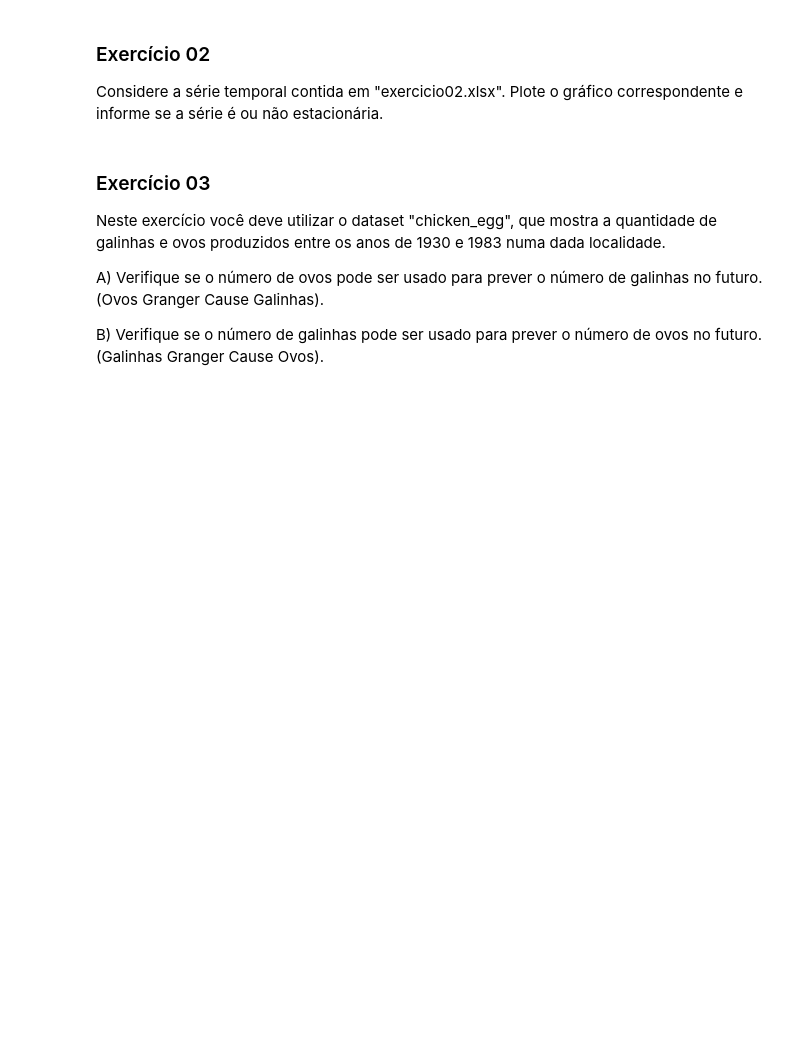
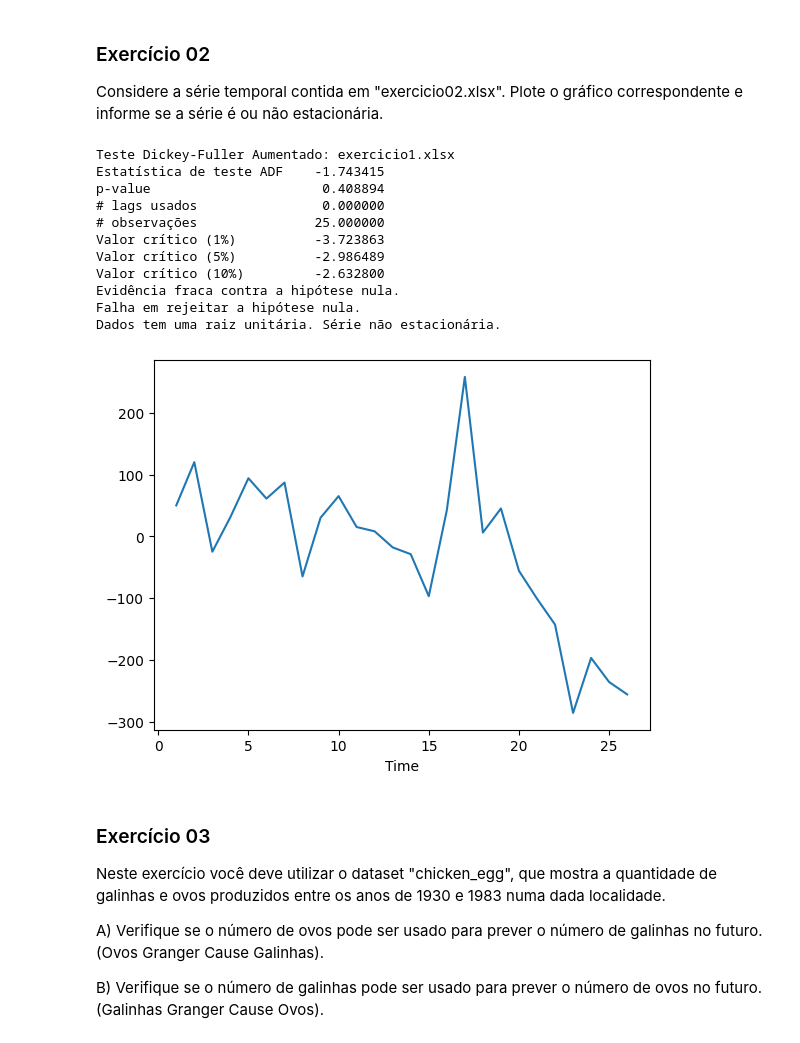
Before and after one commit to Kruzefiori/XPAD09_unifei_2025.1, a Jupyter notebook: Aula14.ipynb, the cells around one changed output. Cells and saved outputs as stored; diff of their text form; code cells hidden in the pictures; blank space fills up the shorter version.

```diff
--- a/Aula14.ipynb
+++ b/Aula14.ipynb
@@ -263,6 +384,32 @@ Considere a série temporal contida em "exercicio01.xlsx". Plote o gráfico corr
 # %% [markdown]
 ### Exercício 02
 Considere a série temporal contida em "exercicio02.xlsx". Plote o gráfico correspondente e informe se a série é ou não estacionária.
+# %%
+import pandas as pd
+import numpy as np
+from statsmodels.tsa.stattools import adfuller, grangercausalitytests
+from statsmodels.tools.eval_measures import mse, rmse, meanabs
+%matplotlib inline
+
+dfex2 = pd.read_excel('exercicio2.xlsx',index_col='Time',parse_dates=True)
+dfex2.head()
+
+dfex2['Value'].plot()
+
+adf_test(dfex2['Value'] , 'exercicio1.xlsx')
+# %% [output]
+Teste Dickey-Fuller Aumentado: exercicio1.xlsx
+Estatística de teste ADF    -1.743415
+p-value                      0.408894
+# lags usados                0.000000
+# observações               25.000000
+Valor crítico (1%)          -3.723863
+Valor crítico (5%)          -2.986489
+Valor crítico (10%)         -2.632800
+Evidência fraca contra a hipótese nula.
+Falha em rejeitar a hipótese nula.
+Dados tem uma raiz unitária. Série não estacionária.
+[figure, added]
 # %% [markdown]
 ### Exercício 03
 Neste exercício você deve utilizar o dataset "chicken_egg", que mostra a quantidade de galinhas e ovos produzidos entre os anos de 1930 e 1983 numa dada localidade.
```
Also changed, not shown: parts of 13 cells of this notebook, 15 other files.
